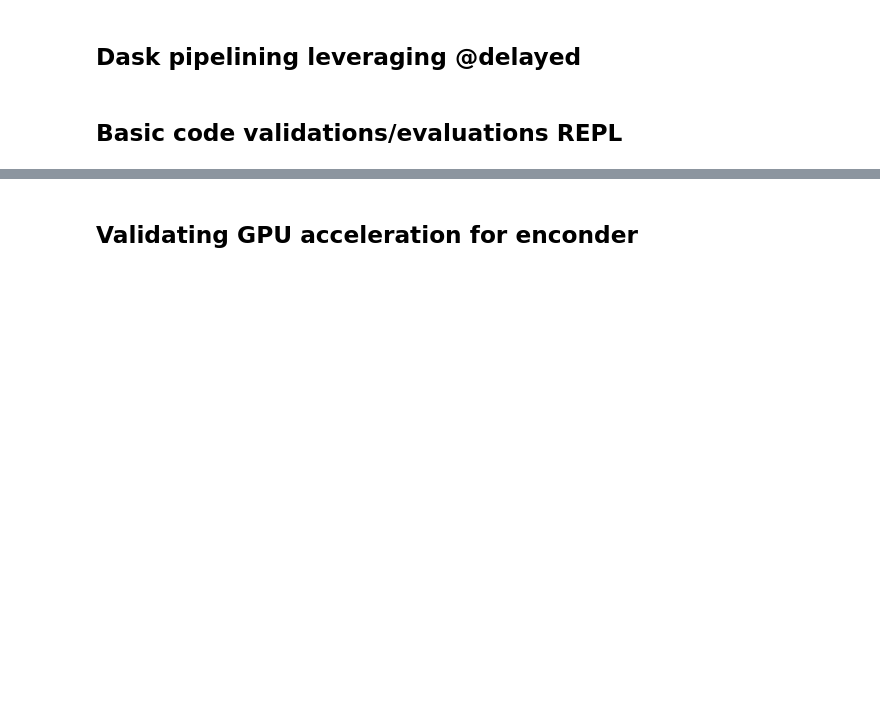
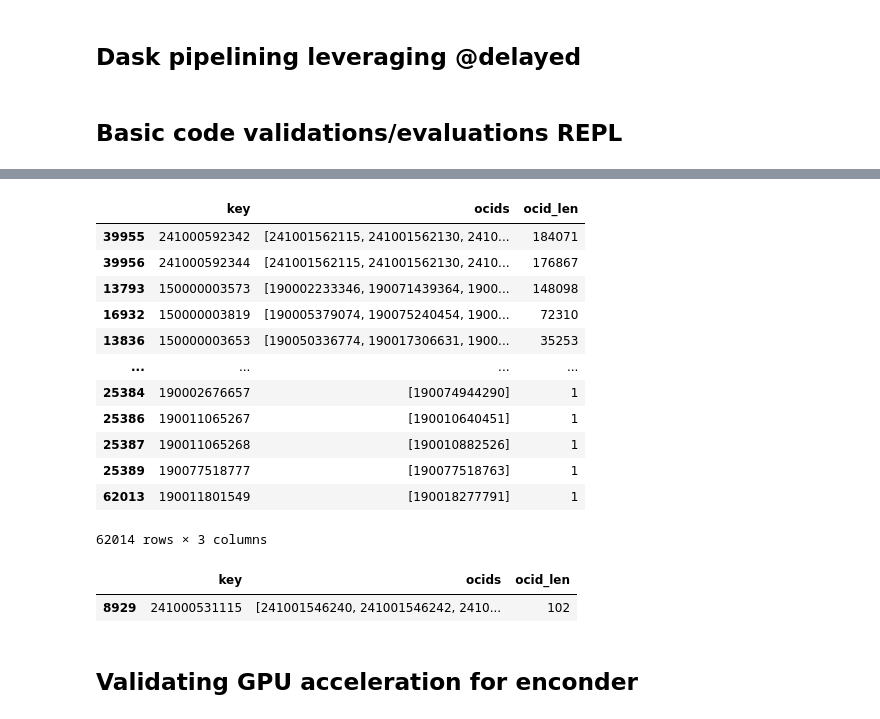
Before and after one commit to TIAGOOOLIVEIRA/vector-search-tree-path-embedded-ANN-algorithms-DB-plugins, a Jupyter notebook: vector-search-tree-path-embedded-ANN-algorithms-DB-plugins.ipynb, the cells around one changed output, grey strips where cells are left out. Saved outputs shown, nothing was run; the diff lists cells and outputs as text; code cells hidden in the pictures; blank space fills up the shorter version.

```diff
--- a/vector-search-tree-path-embedded-ANN-algorithms-DB-plugins.ipynb
+++ b/vector-search-tree-path-embedded-ANN-algorithms-DB-plugins.ipynb
@@ -370,0 +426,13 @@ sentence_embeddings
+# %%
+import pandas as pd
+from collections import OrderedDict
+import json
+
+with open('data/data_tree.json','r') as f:
+    jdata = json.loads(f.read())
+# Flatten data
+df_nested_list = pd.json_normalize(jdata).transpose()
+df_nested_list.reset_index(inplace=True)
+df_nested_list.columns = ['key','ocids']
+
+df_nested_list
@@ -370,0 +453,24 @@ sentence_embeddings
+# %%
+#adding a new column as the len of the ocids
+df_nested_list['ocid_len'] = df_nested_list.apply(lambda row: len(row.ocids), axis = 1)
+# %%
+df_nested_list.sort_values(by='ocid_len', ascending=False)
+# %% [output]
+|  | key | ocids | ocid_len |
+| 39955 | 241000592342 | [241001562115, 241001562130, 2410... | 184071 |
+| 39956 | 241000592344 | [241001562115, 241001562130, 2410... | 176867 |
+| 13793 | 150000003573 | [190002233346, 190071439364, 1900... | 148098 |
+| 16932 | 150000003819 | [190005379074, 190075240454, 1900... | 72310 |
+| 13836 | 150000003653 | [190050336774, 190017306631, 1900... | 35253 |
+| ... | ... | ... | ... |
+| 25384 | 190002676657 | [190074944290] | 1 |
+| 25386 | 190011065267 | [190010640451] | 1 |
+| 25387 | 190011065268 | [190010882526] | 1 |
+| 25389 | 190077518777 | [190077518763] | 1 |
+| 62013 | 190011801549 | [190018277791] | 1 |
+62014 rows × 3 columns
+# %%
+df_nested_list[df_nested_list['key'] == '241000531115']
+# %% [output]
+|  | key | ocids | ocid_len |
+| 8929 | 241000531115 | [241001546240, 241001546242, 2410... | 102 |
```
Also changed, not shown: parts of 4 cells of this notebook.
